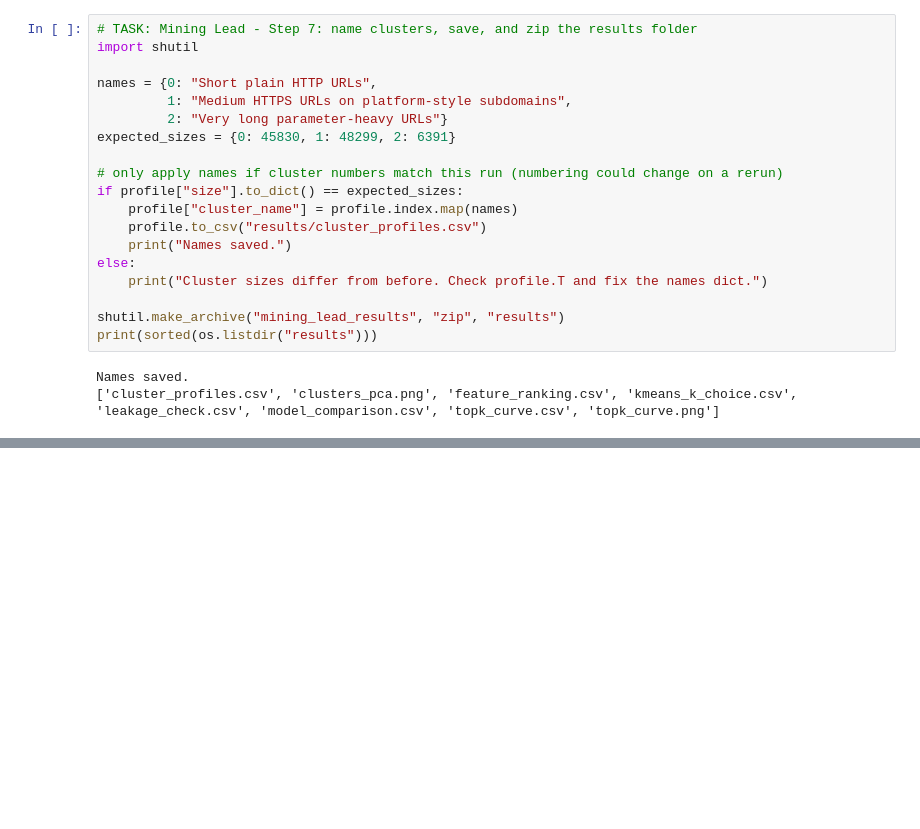
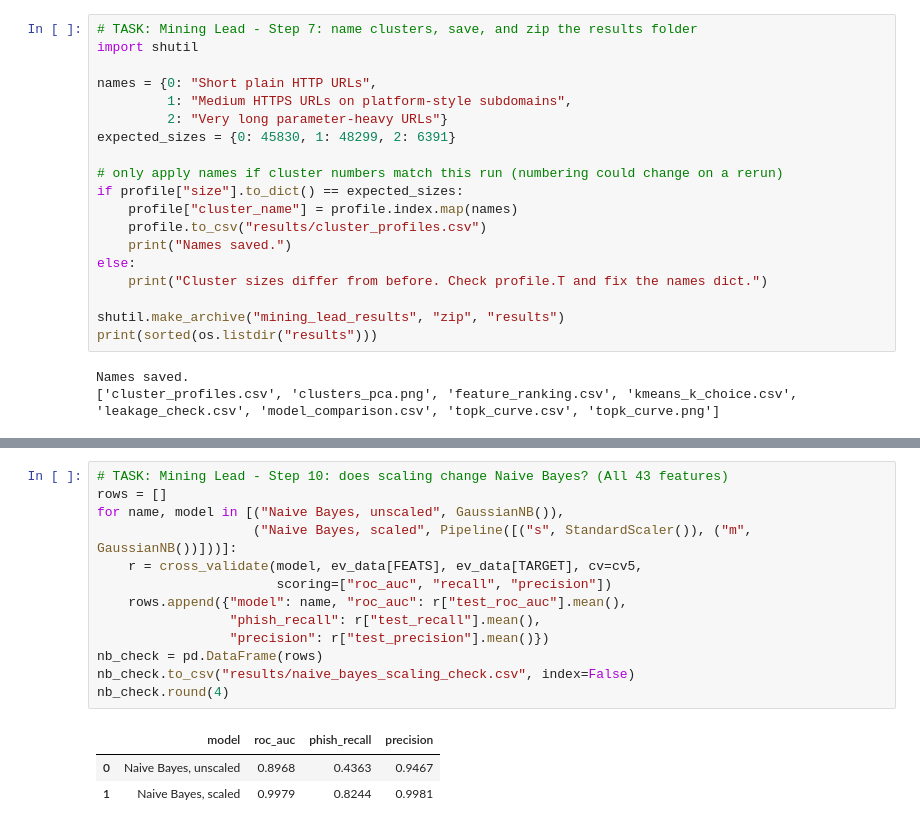
Before and after one commit to ayeshaalamexe/ds311-phishguard, a Jupyter notebook: notebooks/03_mining_lead.ipynb, the cells around one changed output, grey strips where cells are left out. Drawn from its saved outputs; the diff is of its cells as text; blank space fills up the shorter version.

```diff
--- a/notebooks/03_mining_lead.ipynb
+++ b/notebooks/03_mining_lead.ipynb
@@ -740,0 +860,17 @@ Names saved.
+# %%
+# TASK: Mining Lead - Step 10: does scaling change Naive Bayes? (All 43 features)
+rows = []
+for name, model in [("Naive Bayes, unscaled", GaussianNB()),
+                    ("Naive Bayes, scaled", Pipeline([("s", StandardScaler()), ("m", GaussianNB())]))]:
+    r = cross_validate(model, ev_data[FEATS], ev_data[TARGET], cv=cv5,
+                       scoring=["roc_auc", "recall", "precision"])
+    rows.append({"model": name, "roc_auc": r["test_roc_auc"].mean(),
+                 "phish_recall": r["test_recall"].mean(),
+                 "precision": r["test_precision"].mean()})
+nb_check = pd.DataFrame(rows)
+nb_check.to_csv("results/naive_bayes_scaling_check.csv", index=False)
+nb_check.round(4)
+# %% [output]
+|  | model | roc_auc | phish_recall | precision |
+| 0 | Naive Bayes, unscaled | 0.8968 | 0.4363 | 0.9467 |
+| 1 | Naive Bayes, scaled | 0.9979 | 0.8244 | 0.9981 |
```
Also changed, not shown: parts of 4 cells of this notebook.
